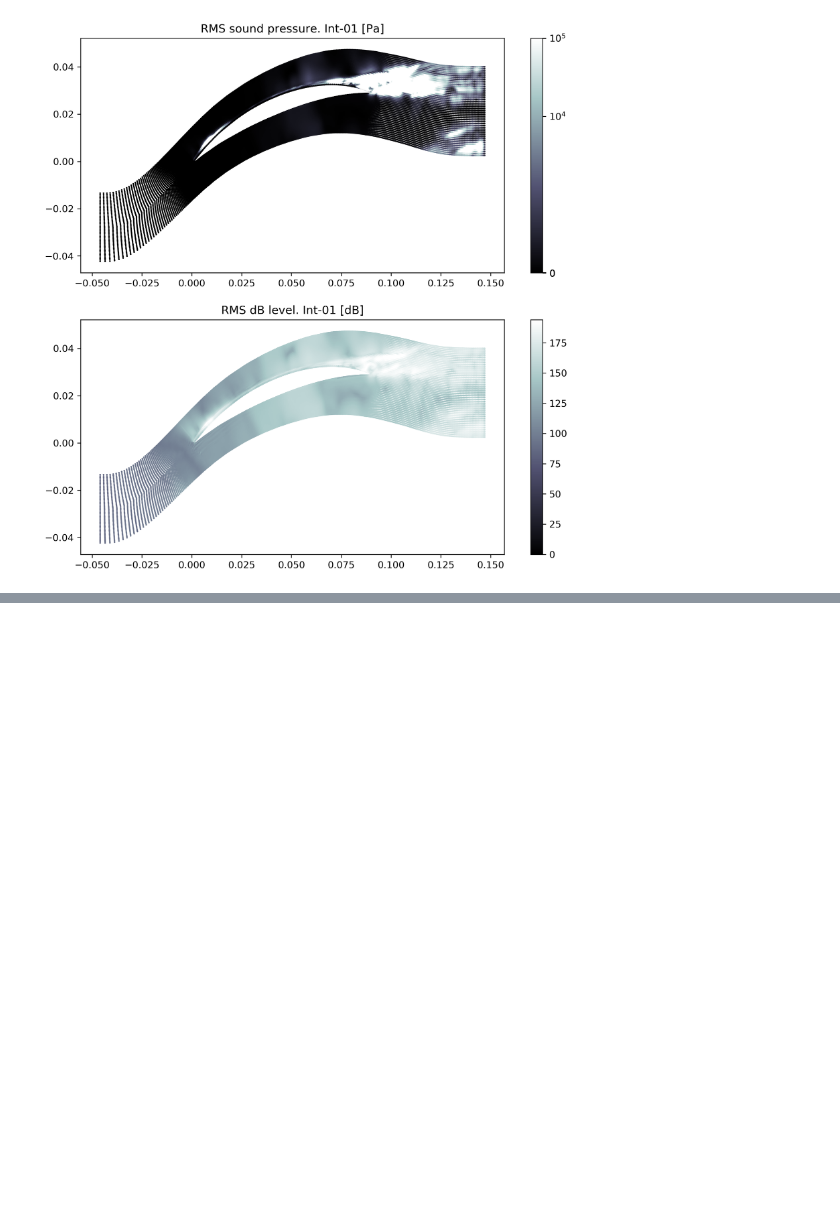
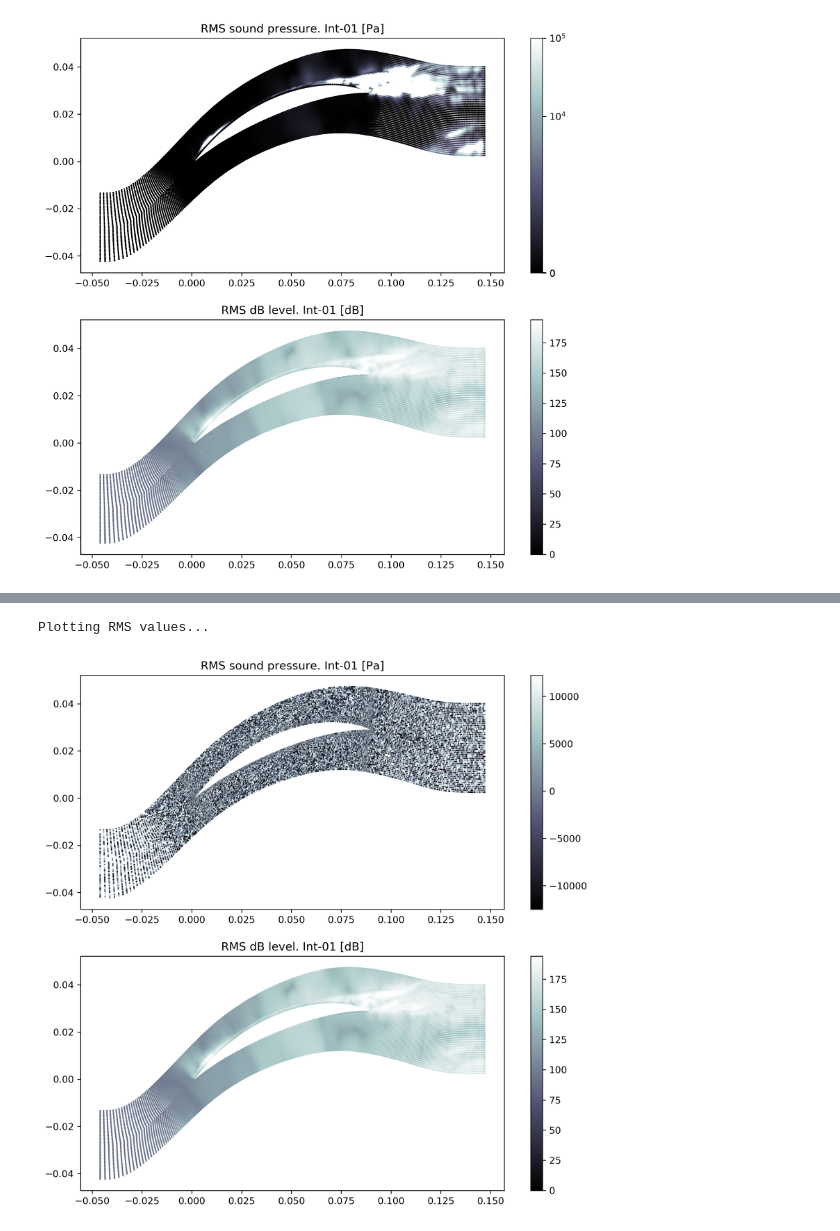
Before and after one commit to JedrzejMosiezny/R67-data-analysis, a Jupyter notebook: _jupyter/plotter.ipynb, the cells around one changed output, grey strips where cells are left out. Saved outputs shown, nothing was run; the diff lists cells and outputs as text; code cells hidden in the pictures; blank space fills up the shorter version.

```diff
--- a/_jupyter/plotter.ipynb
+++ b/_jupyter/plotter.ipynb
@@ -106,3 +107,6 @@ plt.show()
 # %% [output]
 Plotting RMS values...
 [figure]
+# %%
+os.chdir(path_fft)
+fft = pd.DataFrame(pd.read_csv('int-01-post_fft_max.dat', delimiter=",", header=0, skiprows=0, decimal='.')).set_index('nodenumber')
@@ -109,3 +135,19 @@ Plotting RMS values...
+# %%
+print("Plotting RMS values...")
+fig, (ax0, ax1) = plt.subplots(nrows=2, figsize=(10, 10), dpi=300)
+spl_plot = ax0.scatter(z, x, c=fft['node_FREQ_max'], s=0.5, cmap=plt.cm.bone)
+fig.colorbar(spl_plot, ax=ax0)
+ax0.set_title("RMS sound pressure. Int-01 [Pa]")
+spldb_plot = ax1.scatter(z, x, c=spldb, s=0.5, vmin=0, vmax=194, cmap=plt.cm.bone)
+fig.colorbar(sil_plot, ax=ax1)
+ax1.set_title("RMS dB level. Int-01 [dB]")
+plt.show()
+#os.chdir(path_plots)
+#plt.savefig(str('int-01_acu_RMS.png'))
+#print("Plotting RMS done...")
+# %% [output]
+Plotting RMS values...
+[figure, added]
 # %%
 print("Starting plotting loop...")
 os.chdir(path_acu)
```
Also changed, not shown: parts of 2 cells of this notebook, 5 other files.
